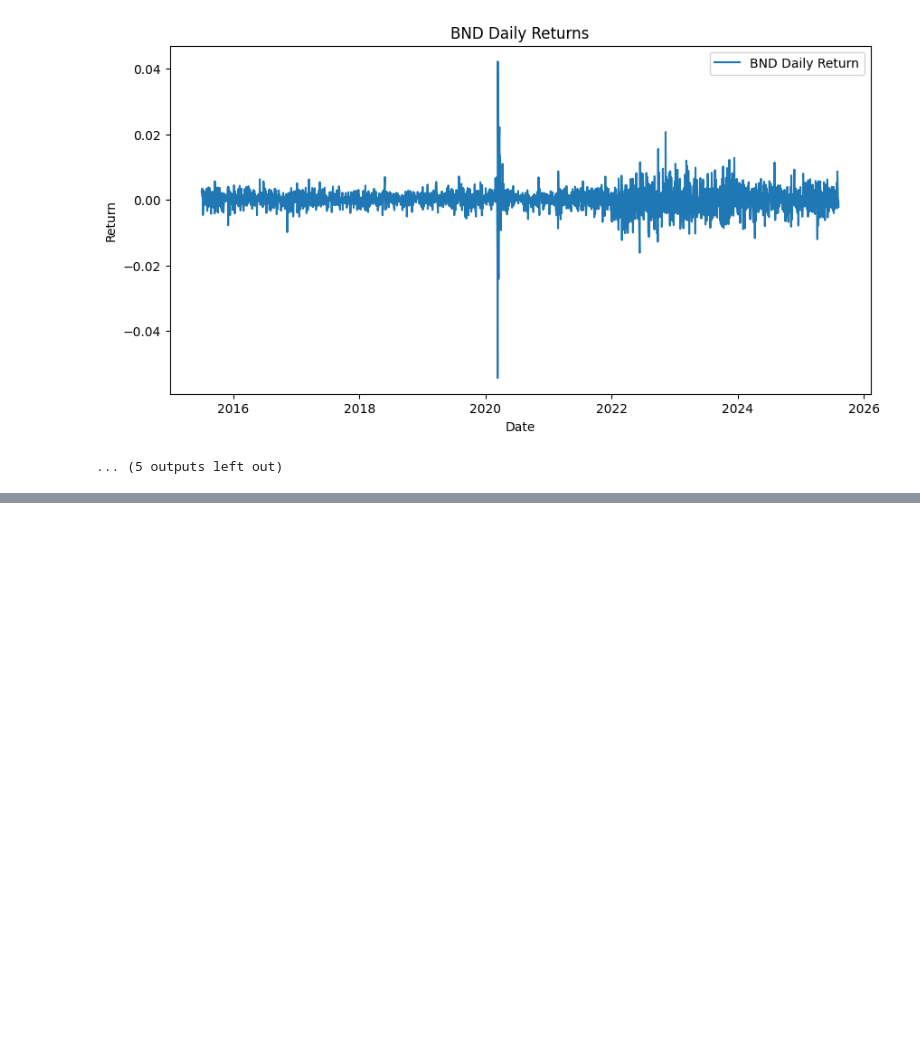
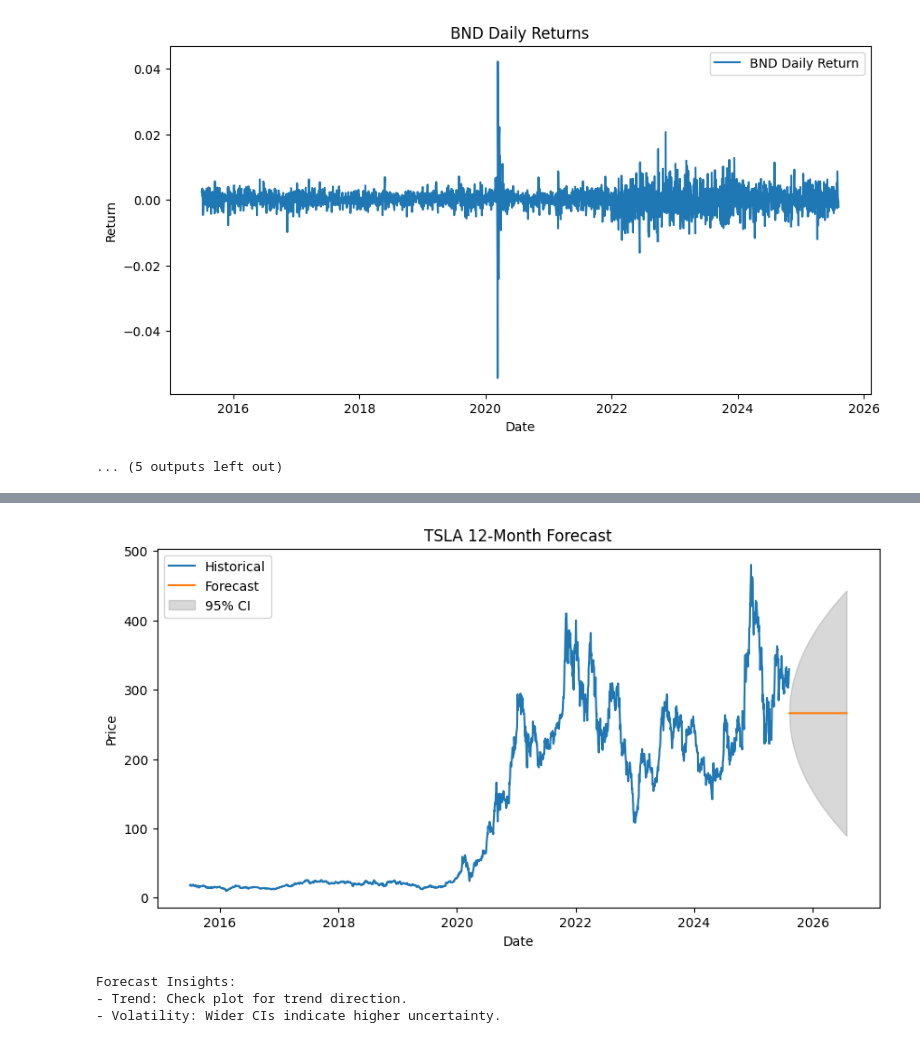
Before and after one commit to minte-atnafu/Time-Series-Forecasting-for-Portfolio-Management-Optimization, a Jupyter notebook: notebook/Preprocess_and_Explore_the_Data.ipynb, the cells around one changed output, grey strips where cells are left out. Drawn from its saved outputs; the diff is of its cells as text; code cells hidden in the pictures; blank space fills up the shorter version.

```diff
--- a/notebook/Preprocess_and_Explore_the_Data.ipynb
+++ b/notebook/Preprocess_and_Explore_the_Data.ipynb
@@ -163,0 +190,28 @@ Name: (Close, SPY), dtype: float64
+# %%
+# Task 3: Forecast Future Market Trends (Simplified)
+if 'TSLA' in available_tickers:
+    future_periods = 252
+    future_forecast = arima_fit.forecast(steps=future_periods)
+    conf_int = arima_fit.get_forecast(steps=future_periods).conf_int()
+    last_date = tsla_close.index[-1]
+    future_dates = pd.date_range(last_date + pd.Timedelta(days=1), periods=future_periods, freq='B')
+
+    plt.figure(figsize=(10, 5))
+    plt.plot(tsla_close.index, tsla_close, label='Historical')
+    plt.plot(future_dates, future_forecast, label='Forecast')
+    plt.fill_between(future_dates, conf_int.iloc[:, 0], conf_int.iloc[:, 1], color='gray', alpha=0.3, label='95% CI')
+    plt.title('TSLA 12-Month Forecast')
+    plt.xlabel('Date')
+    plt.ylabel('Price')
+    plt.legend()
+    plt.savefig('tsla_future_forecast.png')
+    plt.show()
+
+    print("\nForecast Insights:")
+    print("- Trend: Check plot for trend direction.")
+    print("- Volatility: Wider CIs indicate higher uncertainty.")
+# %% [output]
+[figure, added]
+Forecast Insights:
+- Trend: Check plot for trend direction.
+- Volatility: Wider CIs indicate higher uncertainty.
```
Also changed, not shown: parts of 2 cells of this notebook, 7 other files.
